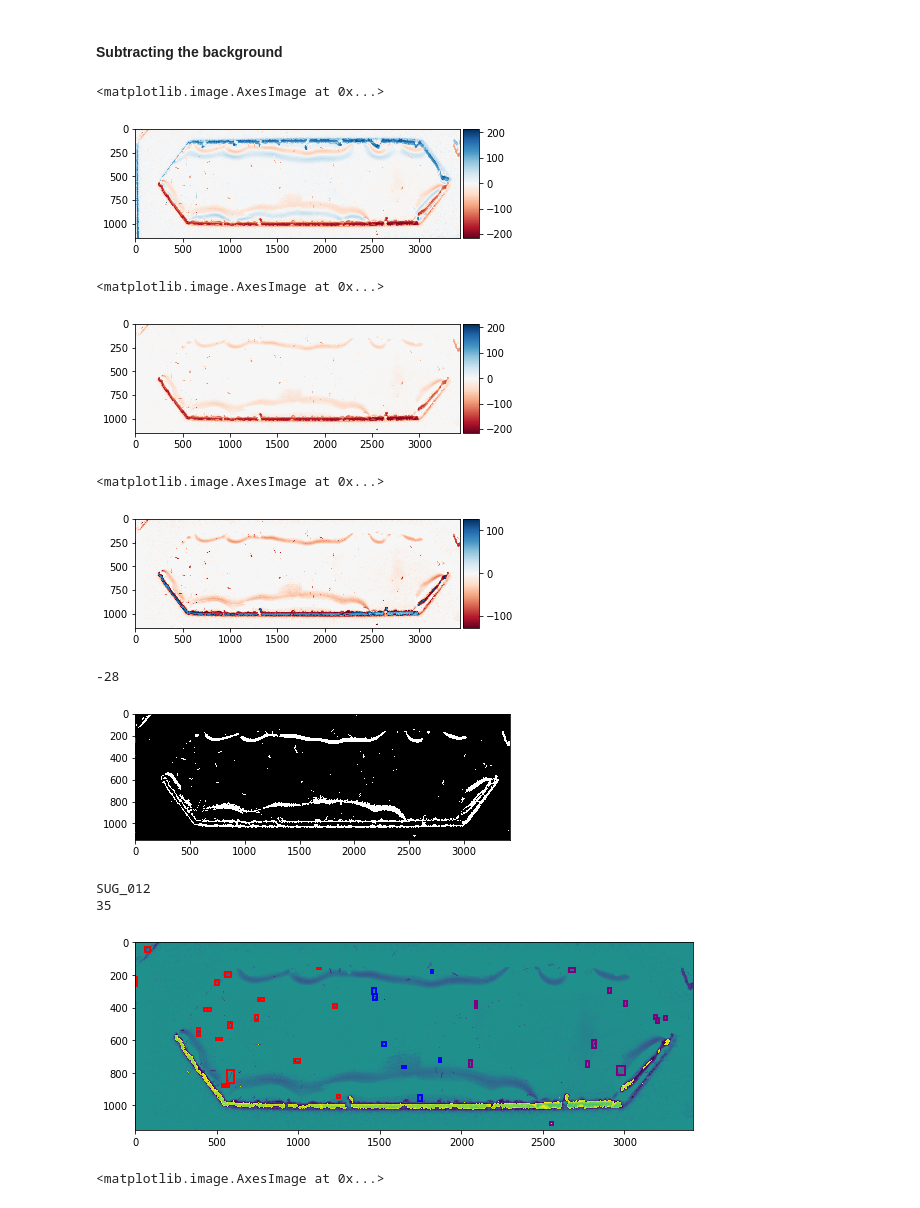
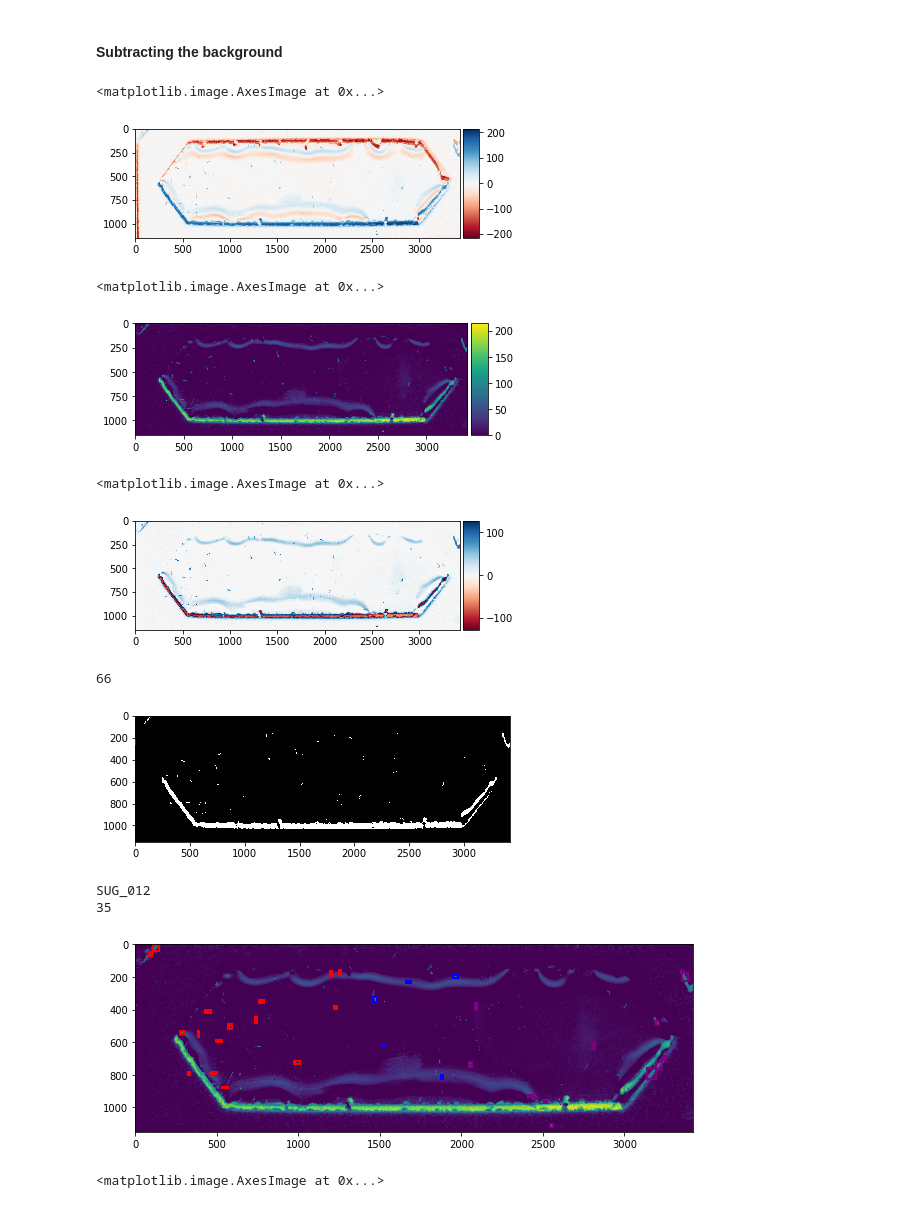
Before and after one commit to Neuroplant-Resources/Neuroplant-OWL, a Jupyter notebook: Image Analysis Adaptive Thresholding.ipynb, the cells around one changed output. Saved outputs shown, nothing was run; the diff lists cells and outputs as text; code cells hidden in the pictures.

```diff
--- a/Image Analysis Adaptive Thresholding.ipynb
+++ b/Image Analysis Adaptive Thresholding.ipynb
@@ -706,32 +723,32 @@ Pre Image Dims: (1150, 3424) and Fin Image Dims: (1150, 3424)
 # %% [markdown]
 #### Subtracting the background
 # %%
-bkg_subtract = np.subtract(pre_cropped_2well.astype('int16'), fin_cropped_2well.astype('int16'))
+bkg_subtract = np.subtract(fin_cropped_2well.astype('int16'), pre_cropped_2well.astype('int16'))
 io.imshow(bkg_subtract)
 # %% [output]
 <matplotlib.image.AxesImage at 0x...>
-[figure, old version]
+[figure, new version]
 # %%
-bkg_subtract[bkg_subtract > 0] = 0
+bkg_subtract[bkg_subtract < 0] = 0
 #bkg_subtract = abs(bkg_subtract)
 io.imshow(bkg_subtract)
 # %% [output]
 <matplotlib.image.AxesImage at 0x...>
-[figure, old version]
+[figure, new version]
 # %%
-bkg_subtract = bkg_subtract.astype('int8')
-io.imshow(bkg_subtract)
+#bkg_subtract = bkg_subtract.astype('int8')
+#io.imshow(bkg_subtract)
 # %% [output]
 <matplotlib.image.AxesImage at 0x...>
-[figure, old version]
+[figure, new version]
 # %%
 thresh = skimage.filters.threshold_otsu(bkg_subtract)
-binarized = bkg_subtract < thresh
+binarized = bkg_subtract > thresh
 io.imshow(binarized)
 print(thresh)
 # %% [output]
--28
+66
-[figure, old version]
+[figure, new version]
 # %%
 
 ## Find features in binary image
@@ -743,7 +760,7 @@ all_regions = measure.regionprops(label_image=labeled_array, intensity_image=fin
 filtered_regions = []
 for region in all_regions:
     area = region.area
-    if area >= 150 and area <=1000 and region.major_axis_length < 120:
+    if area >= 120 and area <=1000 and region.major_axis_length < 120:
         filtered_regions.append(region)
 
 props = ['area', 'convex_area', 'bbox', 'centroid']
@@ -766,34 +783,34 @@ right_side_worms = region_df[[centroid[1] > right_area_boundary
 
 for index, row in left_side_worms.iterrows():
     minr, minc, maxr, maxc = row['bbox']
     rect = mpl.patches.Rectangle((minc, minr), maxc - minc, maxr - minr,
                               fill=False, edgecolor='red', linewidth=2)
     ax.add_patch(rect)
 
 for index, row in middle_worms.iterrows():
     minr, minc, maxr, maxc = row['bbox']
     rect = mpl.patches.Rectangle((minc, minr), maxc - minc, maxr - minr,
                               fill=False, edgecolor='blue', linewidth=2)
     ax.add_patch(rect)
 
 for index, row in right_side_worms.iterrows():
     minr, minc, maxr, maxc = row['bbox']
     rect = mpl.patches.Rectangle((minc, minr), maxc - minc, maxr - minr,
                               fill=False, edgecolor='purple', linewidth=2)
     ax.add_patch(rect)
 
 print(plate_id)
 print(len(region_df))
 # sns.scatterplot(x='X', y='Y', s=2,
 #                 data=manual_analysis_results)
 
 # ax.set_ylim(2000, 4000)
 # ax.set_xlim(0, 2500);
 #fig.savefig('../filtered_regions.pdf')
 # %% [output]
 SUG_012
 35
-[figure, old version]
+[figure, new version]
 # %%
 blur = cv2.GaussianBlur(fin_cropped_2well,(3,3),0)
 io.imshow(blur)
```
Also changed, not shown: parts of 6 cells of this notebook.
